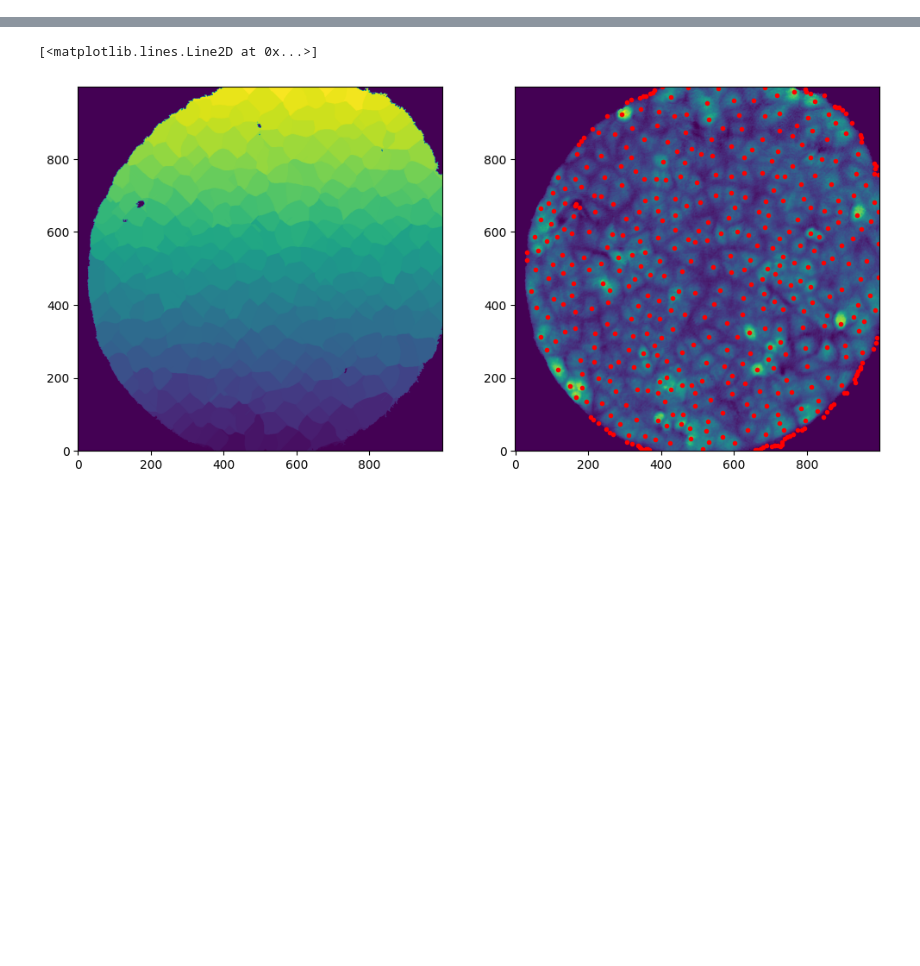
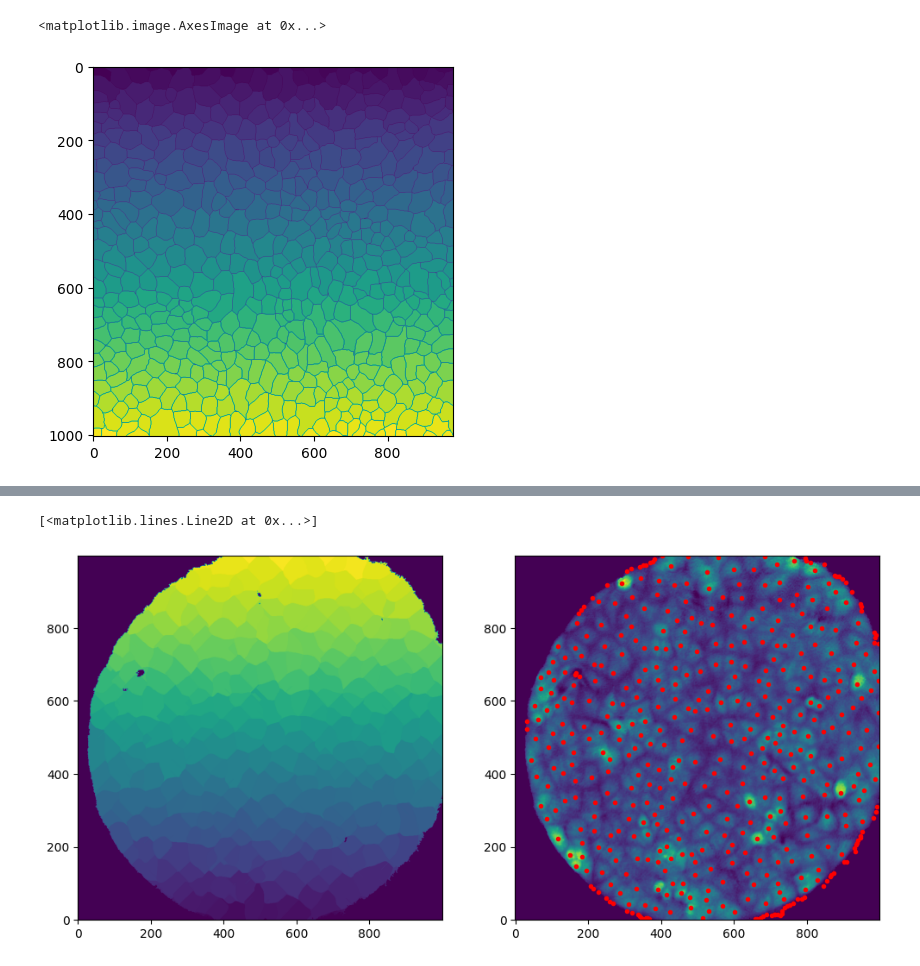
Before and after one commit to siljabl/MDCK_QPI, a Jupyter notebook: test_cell_segmentation.ipynb, the cells around one changed output, grey strips where cells are left out. Saved outputs shown, nothing was run; the diff lists cells and outputs as text; code cells hidden in the pictures; blank space fills up the shorter version.

```diff
--- a/test_cell_segmentation.ipynb
+++ b/test_cell_segmentation.ipynb
@@ -83,0 +86,9 @@ print(len(pos_idx))
+# %%
+n_gauss = smoothen_normalize_im(im[idx], 5, 10, fig=False)
+seeds   = generate_seed_mask(pos_idx, n_gauss.shape)
+areas   = watershed(-n_gauss, seeds, watershed_line=True)
+
+plt.imshow(areas)
+# %% [output]
+<matplotlib.image.AxesImage at 0x...>
+[figure, added]
```
Also changed, not shown: parts of 6 cells of this notebook, 6 other files.
